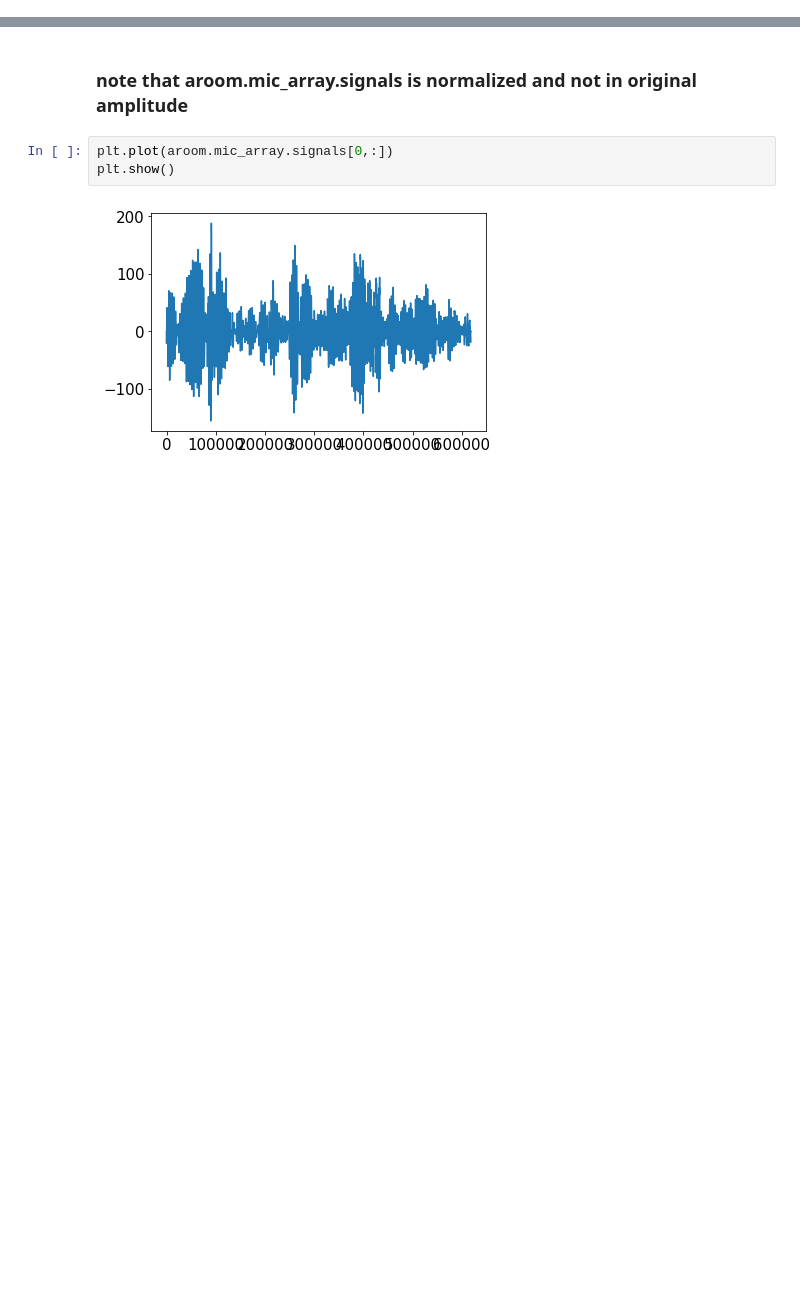
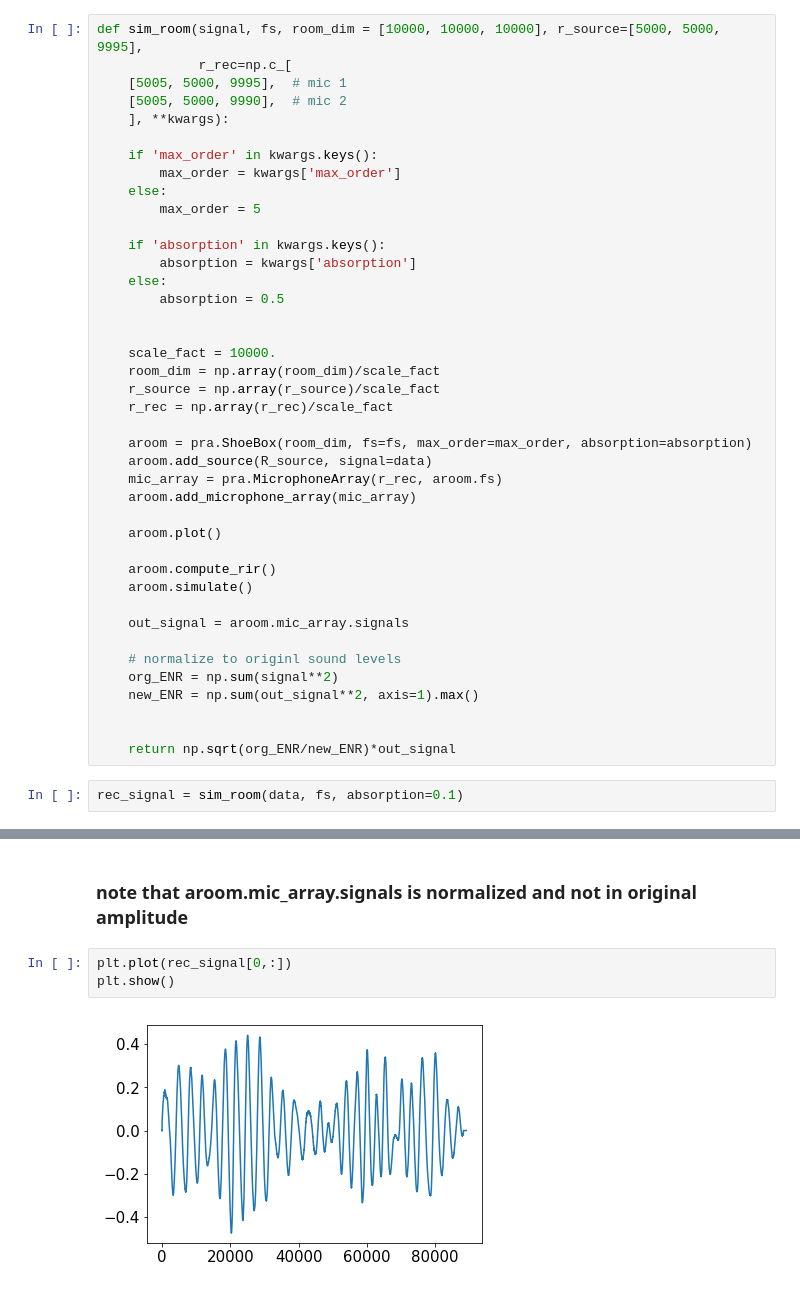
Before and after one commit to mosheman5/deep_voice, a Jupyter notebook: DOA_evaluation/pyroomdoa.ipynb, the cells around one changed output, grey strips where cells are left out. Cells and saved outputs as stored; diff of their text form; blank space fills up the shorter version.

Commit message:
generate two normalzied recieved signals with noise on top

```diff
--- a/DOA_evaluation/pyroomdoa.ipynb
+++ b/DOA_evaluation/pyroomdoa.ipynb
@@ -130,0 +99,43 @@ aroom.simulate()
+# %%
+def sim_room(signal, fs, room_dim = [10000, 10000, 10000], r_source=[5000, 5000, 9995],
+             r_rec=np.c_[
+    [5005, 5000, 9995],  # mic 1
+    [5005, 5000, 9990],  # mic 2
+    ], **kwargs):
+
+    if 'max_order' in kwargs.keys():
+        max_order = kwargs['max_order']
+    else:
+        max_order = 5
+
+    if 'absorption' in kwargs.keys():
+        absorption = kwargs['absorption']
+    else:
+        absorption = 0.5
+
+
+    scale_fact = 10000.
+    room_dim = np.array(room_dim)/scale_fact
+    r_source = np.array(r_source)/scale_fact
+    r_rec = np.array(r_rec)/scale_fact
+
+    aroom = pra.ShoeBox(room_dim, fs=fs, max_order=max_order, absorption=absorption)
+    aroom.add_source(R_source, signal=data)
+    mic_array = pra.MicrophoneArray(r_rec, aroom.fs)
+    aroom.add_microphone_array(mic_array)
+
+    aroom.plot()
+
+    aroom.compute_rir()
+    aroom.simulate()
+
+    out_signal = aroom.mic_array.signals
+
+    # normalize to originl sound levels
+    org_ENR = np.sum(signal**2)
+    new_ENR = np.sum(out_signal**2, axis=1).max()
+
+
+    return np.sqrt(org_ENR/new_ENR)*out_signal
+# %%
+rec_signal = sim_room(data, fs, absorption=0.1)
@@ -137,7 +151,7 @@ aroom.mic_array.signals.shape
 # %% [markdown]
 ### note that aroom.mic_array.signals is normalized and not in original amplitude
 # %%
-plt.plot(aroom.mic_array.signals[0,:])
+plt.plot(rec_signal[0,:])
 plt.show()
 # %% [output]
-[figure, old version]
+[figure, new version]
```
Also changed, not shown: parts of 31 cells of this notebook, 1 other file.
